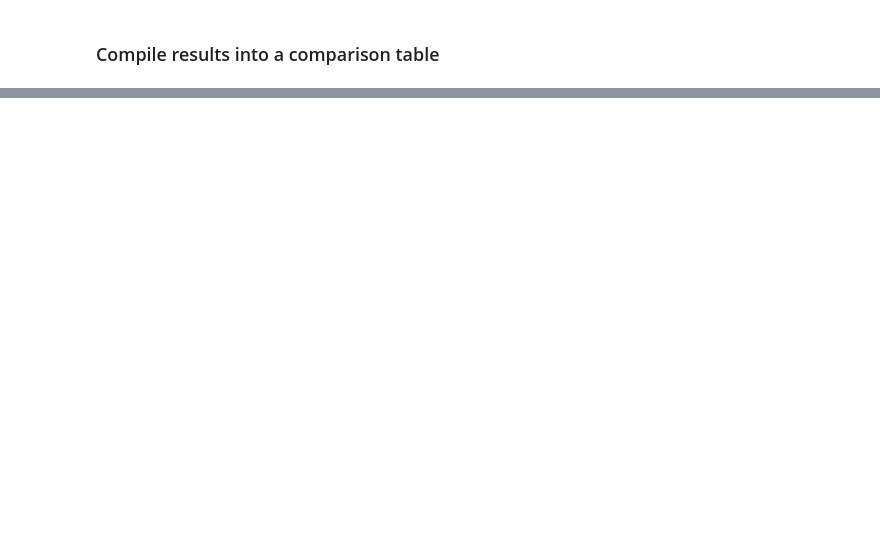
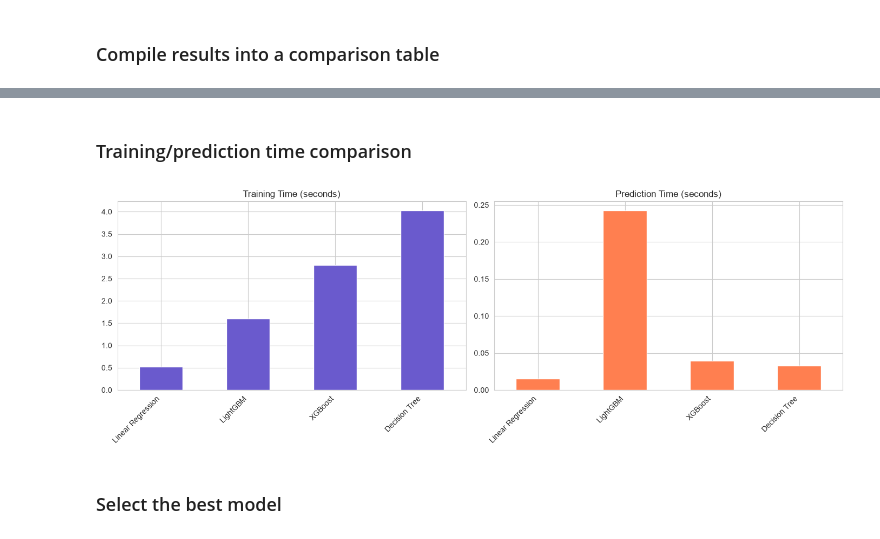
Before and after one commit to ShiharaXcor/AgriYield-AI, a Jupyter notebook: notebooks/05_model_training.ipynb, the cells around one changed output, grey strips where cells are left out. Saved outputs shown, nothing was run; the diff lists cells and outputs as text; code cells hidden in the pictures; blank space fills up the shorter version.

```diff
--- a/notebooks/05_model_training.ipynb
+++ b/notebooks/05_model_training.ipynb
@@ -264,0 +196,18 @@ print("All models saved to ../models/trained/")
+# %% [markdown]
+### Training/prediction time comparison
+# %%
+fig, axes = plt.subplots(1, 2, figsize=(14, 5))
+
+results_df["Train_Time_Sec"].plot(kind="bar", ax=axes[0], color="slateblue", title="Training Time (seconds)")
+results_df["Predict_Time_Sec"].plot(kind="bar", ax=axes[1], color="coral", title="Prediction Time (seconds)")
+
+for ax in axes:
+    ax.set_xticklabels(ax.get_xticklabels(), rotation=45, ha="right")
+
+plt.tight_layout()
+plt.savefig("../reports/figures/16_time_comparison.png", dpi=150, bbox_inches="tight")
+plt.show()
+# %% [output]
+[figure, added]
+# %% [markdown]
+### Select the best model
```
Also changed, not shown: parts of 26 cells of this notebook, 10 other files.
